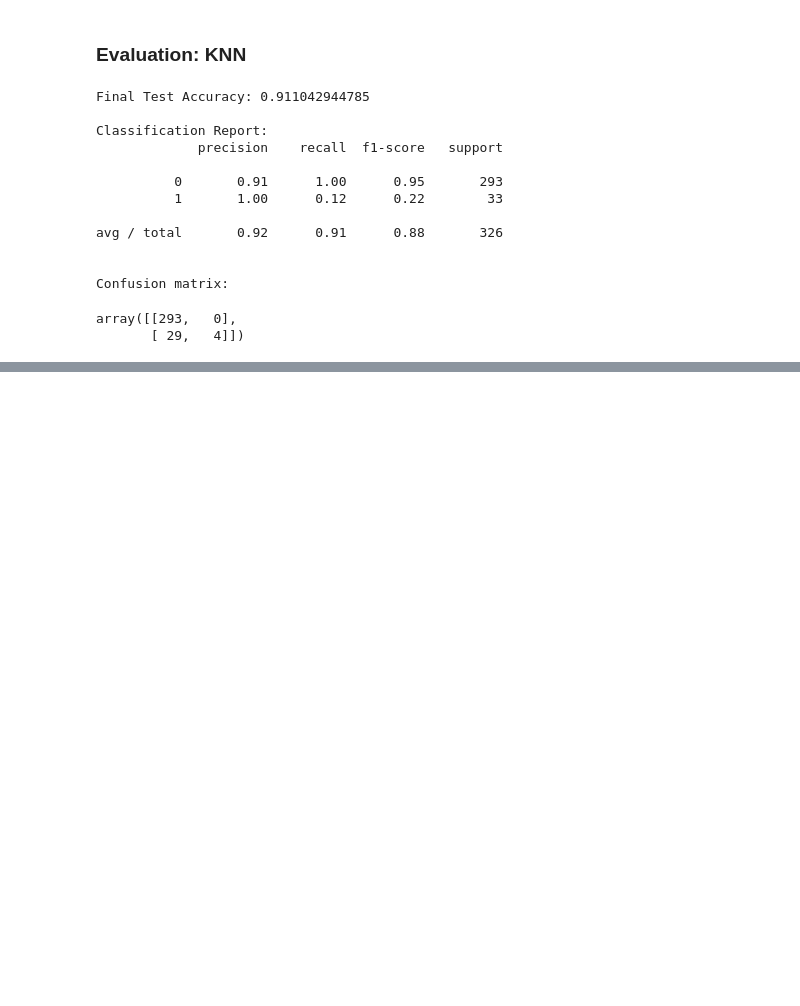
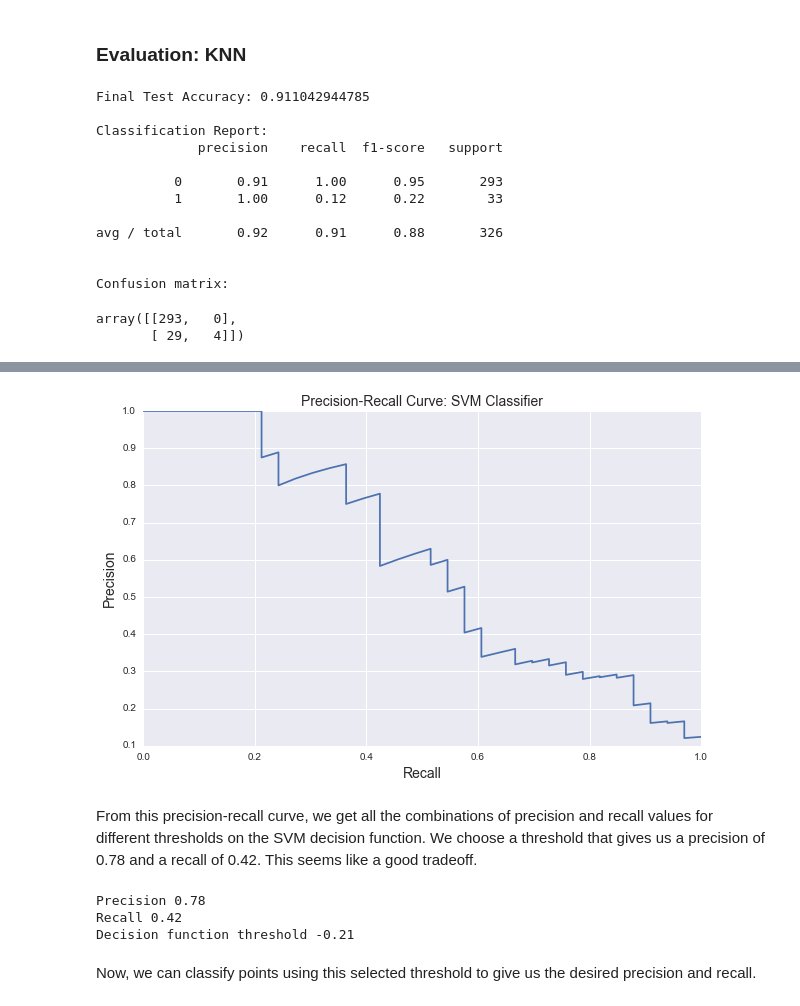
Before and after one commit to shouvikmani/Intelligent-Pothole-Detection, a Jupyter notebook: classification_potholes.ipynb, the cells around one changed output, grey strips where cells are left out. Cells and saved outputs as stored; diff of their text form; code cells hidden in the pictures; blank space fills up the shorter version.

Commit message:
Final model with precision-recall curve

```diff
--- a/classification_potholes.ipynb
+++ b/classification_potholes.ipynb
@@ -377,0 +382,27 @@ array([[293,   0],
+# %%
+plt.figure(figsize=(10,6))
+clf = SVC(C=200)
+clf.fit(X_train,y_train)
+y_scores = clf.decision_function(X_test)
+precision, recall, thresholds = precision_recall_curve(y_test, y_scores)
+plt.plot(recall, precision)
+plt.xlabel('Recall', fontsize=14)
+plt.ylabel('Precision', fontsize=14)
+plt.title('Precision-Recall Curve: SVM Classifier', fontsize=14)
+plt.show()
+# %% [output]
+[figure, added]
+# %% [markdown]
+From this precision-recall curve, we get all the combinations of precision and recall values for different thresholds on the SVM decision function. We choose a threshold that gives us a precision of 0.78 and a recall of 0.42. This seems like a good tradeoff.
+# %%
+selectedTradeoffIndex = np.intersect1d(np.where(precision >= 0.75), np.where(precision <= 0.8))[0]
+selectedThreshold = thresholds[selectedTradeoffIndex]
+print "Precision", "%0.2f" % precision[selectedTradeoffIndex]
+print "Recall", "%0.2f" % recall[selectedTradeoffIndex]
+print "Decision function threshold", "%0.2f" % thresholds[selectedTradeoffIndex]
+# %% [output]
+Precision 0.78
+Recall 0.42
+Decision function threshold -0.21
+# %% [markdown]
+Now, we can classify points using this selected threshold to give us the desired precision and recall.
```
Also changed, not shown: parts of 4 cells of this notebook.
